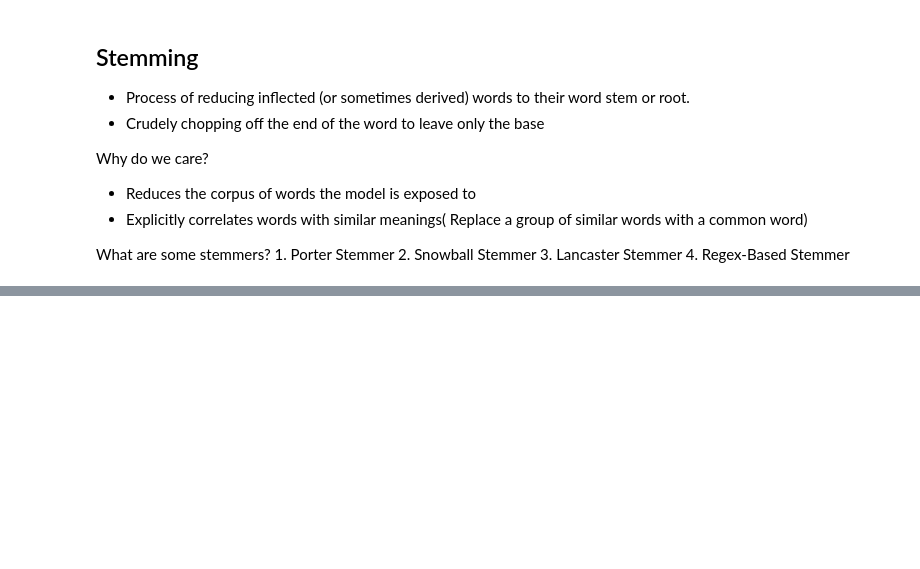
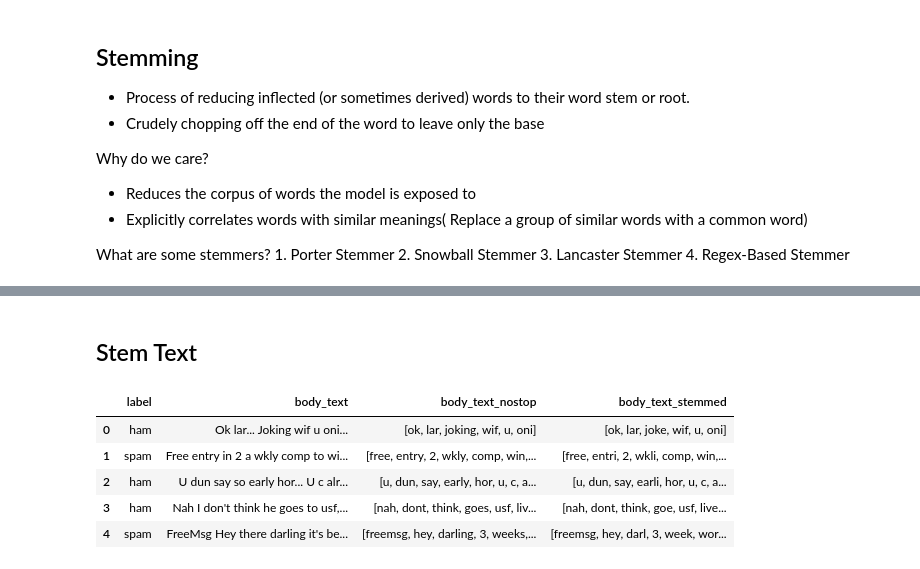
Before and after one commit to panchu93/ML, a Jupyter notebook: handsOn/NLP/NLP-Basics-checkpoint.ipynb, the cells around one changed output, grey strips where cells are left out. Saved outputs shown, nothing was run; the diff lists cells and outputs as text; code cells hidden in the pictures; blank space fills up the shorter version.

```diff
--- a/handsOn/NLP/NLP-Basics-checkpoint.ipynb
+++ b/handsOn/NLP/NLP-Basics-checkpoint.ipynb
@@ -486,0 +493,4 @@ What are some stemmers?
+# %%
+import nltk
+
+ps = nltk.PorterStemmer()
@@ -486,0 +535,12 @@ What are some stemmers?
+# %%
+import pandas as pd
+import re
+import string
+pd.set_option('display.max_colwidth', 100)
+
+stopwords = nltk.corpus.stopwords.words('english')
+
+data = pd.read_csv('smsspamcollection/SMSSpamCollection', sep='\t')
+data.columns = ['label', 'body_text']
+
+data.head()
@@ -486,0 +556,16 @@ What are some stemmers?
+# %%
+def clean_text(text):
+    # First remove punctuations(special characters which don't carry any information)
+    text = "".join([ word for word in text if word not in string.punctuation])
+
+    # Tokenize text now
+    tokens = re.split('\W+', text)
+
+    # Now remove Stopwords from tokenized text...
+    text = [ word for word in tokens if word not in stopwords]
+
+    return text
+
+data['body_text_nostop'] = data['body_text'].apply(lambda x: clean_text(x.lower()))
+
+data.head()
@@ -486,0 +579,17 @@ What are some stemmers?
+# %% [markdown]
+## Stem Text
+# %%
+def stemming(tokenized_text):
+    text = [ ps.stem(word) for word in tokenized_text]
+    return text
+
+data['body_text_stemmed'] = data['body_text_nostop'].apply(lambda x: stemming(x))
+
+data.head()
+# %% [output]
+|  | label | body_text | body_text_nostop | body_text_stemmed |
+| 0 | ham | Ok lar... Joking wif u oni... | [ok, lar, joking, wif, u, oni] | [ok, lar, joke, wif, u, oni] |
+| 1 | spam | Free entry in 2 a wkly comp to wi... | [free, entry, 2, wkly, comp, win,... | [free, entri, 2, wkli, comp, win,... |
+| 2 | ham | U dun say so early hor... U c alr... | [u, dun, say, early, hor, u, c, a... | [u, dun, say, earli, hor, u, c, a... |
+| 3 | ham | Nah I don't think he goes to usf,... | [nah, dont, think, goes, usf, liv... | [nah, dont, think, goe, usf, live... |
+| 4 | spam | FreeMsg Hey there darling it's be... | [freemsg, hey, darling, 3, weeks,... | [freemsg, hey, darl, 3, week, wor... |
```
Also changed, not shown: parts of 10 cells of this notebook.
